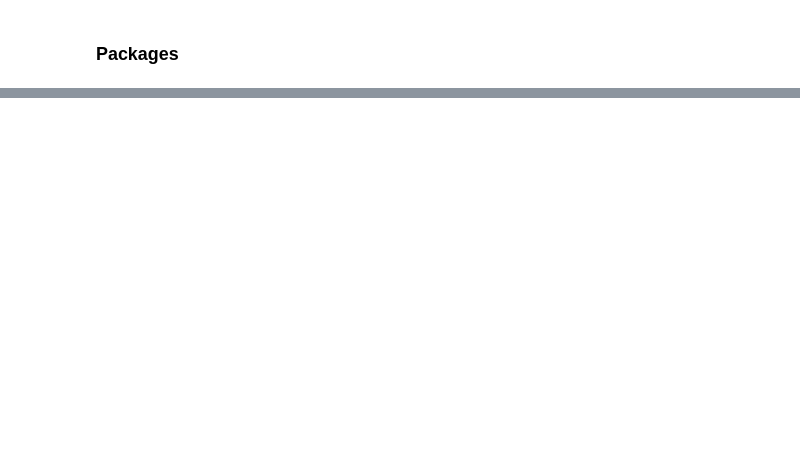
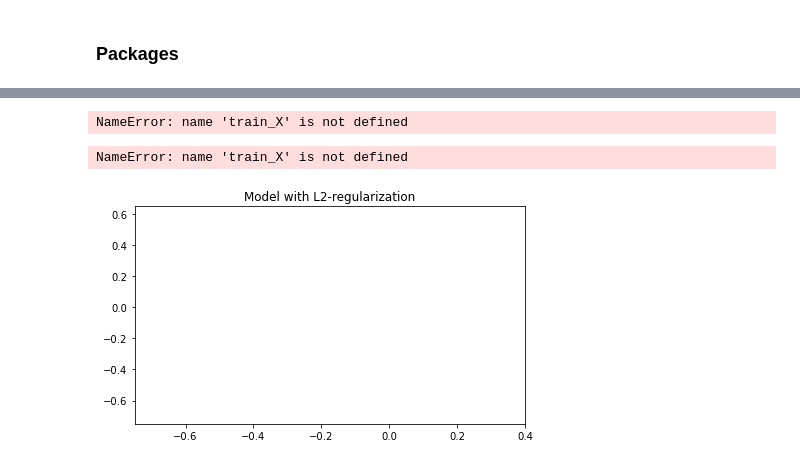
Before and after one commit to riehseun/machine-learning, a Jupyter notebook: machine-learning/regularization.ipynb, the cells around one changed output, grey strips where cells are left out. Saved outputs shown, nothing was run; the diff lists cells and outputs as text; code cells hidden in the pictures; blank space fills up the shorter version.

```diff
--- a/machine-learning/regularization.ipynb
+++ b/machine-learning/regularization.ipynb
@@ -76,0 +151,23 @@ NameError: name 'scipy' is not defined
+# %%
+parameters = model(train_X, train_Y)
+print ("On the training set:")
+predictions_train = predict(train_X, train_Y, parameters)
+print ("On the test set:")
+predictions_test = predict(test_X, test_Y, parameters)
+# %%
+def predict_dec(parameters, X):
+    """
+    Used for plotting decision boundary.
+
+    Arguments:
+    parameters -- python dictionary containing your parameters
+    X -- input data of size (m, K)
+
+    Returns
+    predictions -- vector of predictions of our model (red: 0 / blue: 1)
+    """
+
+    # Predict using forward propagation and a classification threshold of 0.5
+    a3, cache = forward_propagation(X, parameters)
+    predictions = (a3>0.5)
+    return predictions
@@ -76,0 +250,17 @@ NameError: name 'scipy' is not defined
+# %%
+parameters = model(train_X, train_Y, lambd = 0.7)
+print ("On the train set:")
+predictions_train = predict(train_X, train_Y, parameters)
+print ("On the test set:")
+predictions_test = predict(test_X, test_Y, parameters)
+# %% [output]
+NameError: name 'train_X' is not defined
+# %%
+plt.title("Model with L2-regularization")
+axes = plt.gca()
+axes.set_xlim([-0.75,0.40])
+axes.set_ylim([-0.75,0.65])
+plot_decision_boundary(lambda x: predict_dec(parameters, x.T), train_X, train_Y)
+# %% [output]
+NameError: name 'train_X' is not defined
+[figure, added]
```
Also changed, not shown: parts of 14 cells of this notebook, 5 other files.
